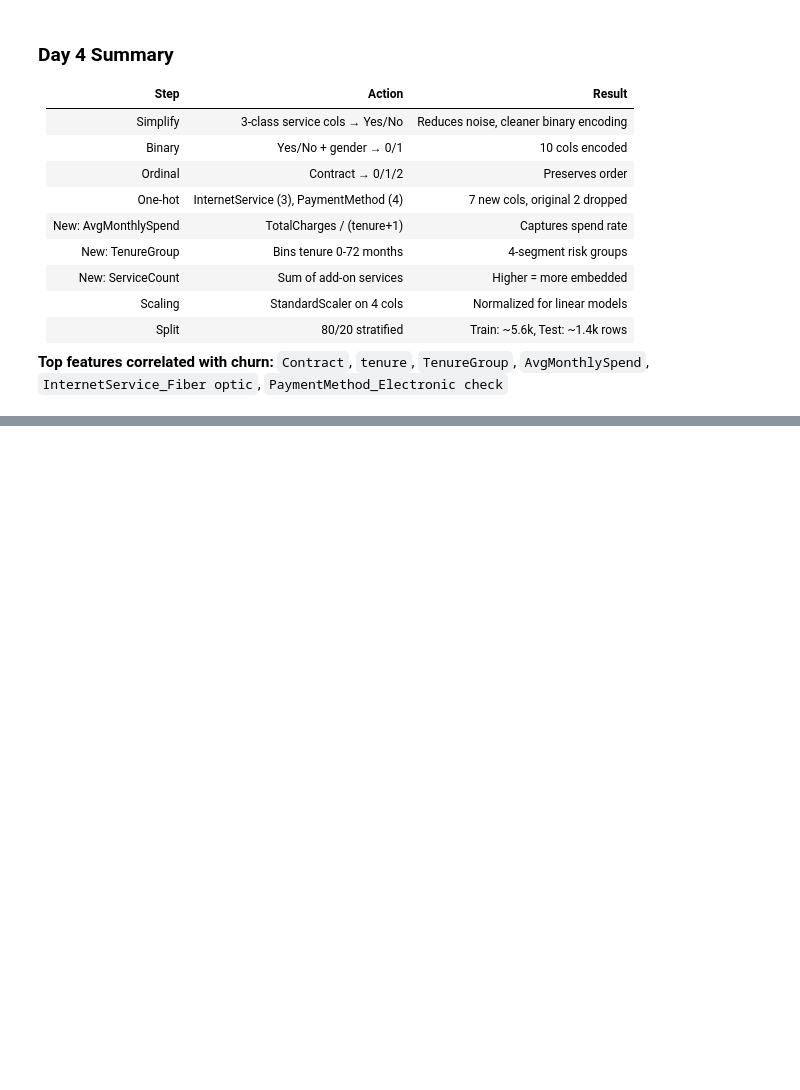
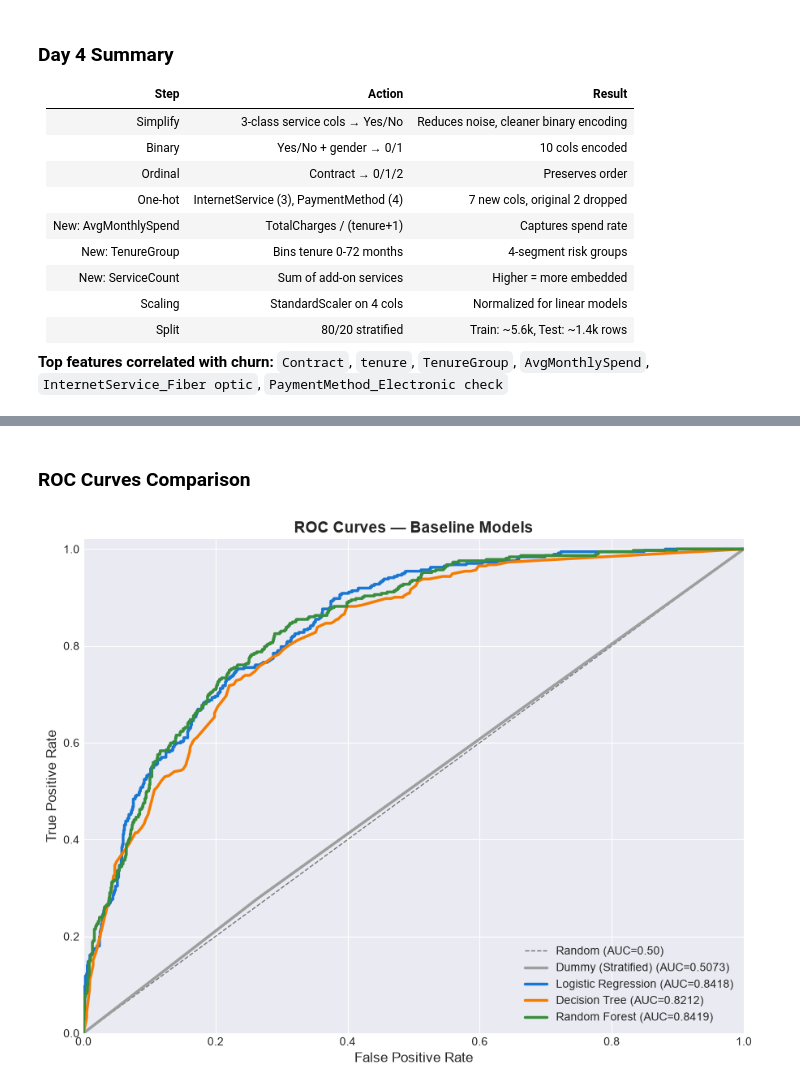
Before and after one commit to Spandana-hub/Customer_churn_prediction, a Jupyter notebook: notebooks/customer_churn_analysis.ipynb, the cells around one changed output, grey strips where cells are left out. Drawn from its saved outputs; the diff is of its cells as text; code cells hidden in the pictures; blank space fills up the shorter version.

```diff
--- a/notebooks/customer_churn_analysis.ipynb
+++ b/notebooks/customer_churn_analysis.ipynb
@@ -993,0 +1083,14 @@ All Day 4 outputs saved successfully!
+# %%
+print('=' * 55)
+print('  Training Baseline Models')
+print('=' * 55)
+
+results = []
+for name, model in MODELS.items():
+    res = train_model(
+        model, X_train, y_train, X_test, y_test,
+        model_name=name, cv=5
+    )
+    results.append(res)
+
+print('\nAll models trained!')
@@ -993,0 +1143,29 @@ All Day 4 outputs saved successfully!
+# %% [markdown]
+### ROC Curves Comparison
+# %%
+COLORS = ['#9E9E9E', '#1976D2', '#F57C00', '#388E3C']
+
+fig, ax = plt.subplots(figsize=(9, 7))
+ax.plot([0,1], [0,1], 'k--', linewidth=1, alpha=0.5, label='Random (AUC=0.50)')
+
+for res, color in zip(results, COLORS):
+    model = res['model']
+    if hasattr(model, 'predict_proba'):
+        y_score = model.predict_proba(X_test)[:, 1]
+    else:
+        y_score = model.predict(X_test)
+    fpr, tpr, _ = roc_curve(y_test, y_score)
+    roc_auc = auc(fpr, tpr)
+    ax.plot(fpr, tpr, color=color, linewidth=2.5,
+            label=f"{res['name']} (AUC={roc_auc:.4f})")
+
+ax.set_xlabel('False Positive Rate', fontsize=12)
+ax.set_ylabel('True Positive Rate', fontsize=12)
+ax.set_title('ROC Curves — Baseline Models', fontsize=14, fontweight='bold')
+ax.legend(fontsize=10, loc='lower right')
+ax.set_xlim([0, 1]); ax.set_ylim([0, 1.02])
+plt.tight_layout()
+plt.savefig(IMAGES_DIR / 'baseline_roc_curves.png', dpi=FIG_DPI, bbox_inches='tight')
+plt.show()
+# %% [output]
+[figure, added]
```
Also changed, not shown: parts of 15 cells of this notebook, 7 other files.
